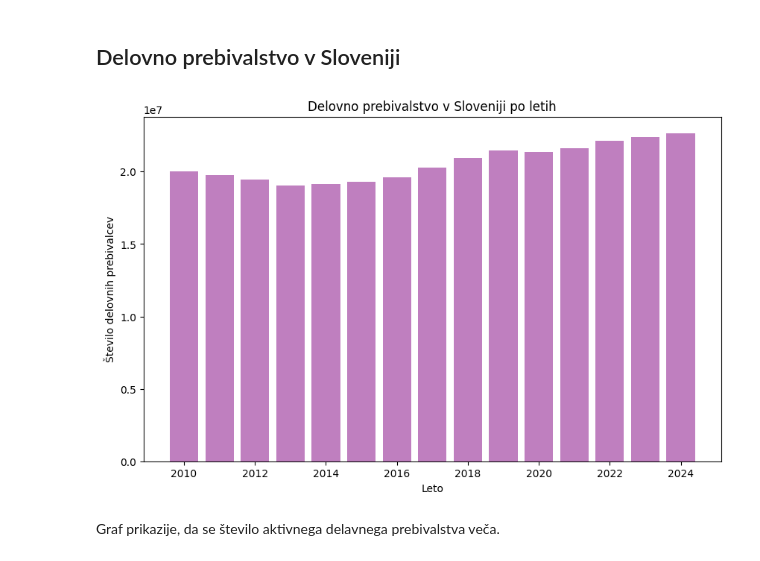
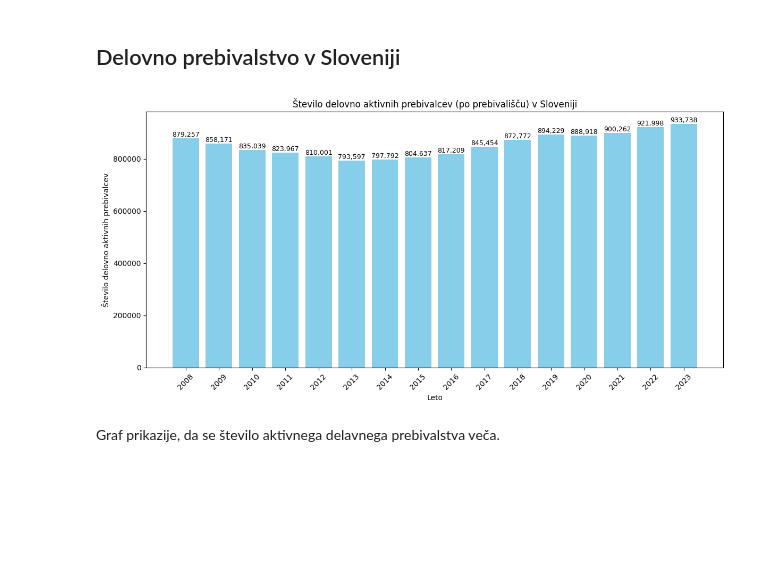
Before and after one commit to nirinja/PR259, a Jupyter notebook: koda/koda.ipynb, the cells around one changed output. Cells and saved outputs as stored; diff of their text form; code cells hidden in the pictures; blank space fills up the shorter version.

Commit message:
popravek na podatkih - to be continued...

```diff
--- a/koda/koda.ipynb
+++ b/koda/koda.ipynb
@@ -34,0 +16,9 @@ Multilingual PX file
+# %%
+# Branje CSV datotek
+data_delo = pd.read_csv('../podatki/delo.csv', sep=';', encoding='utf-8')
+data_bdp = pd.read_csv('../podatki/bdp.csv', sep=';', encoding='utf-8')
+data_preb = pd.read_csv('../podatki/prebivalstvo.csv', sep=';', encoding='utf-8')
+
+print(data_delo.columns.tolist())
+print(data_bdp.columns.tolist())
+print(data_preb.columns.tolist())
@@ -37,17 +45,30 @@ Za lažjo primerjavo podatkov smo izbločili zadnje (trenutno) leto iz podatkov.
 # %% [markdown]
 ## Delovno prebivalstvo v Sloveniji
 # %%
-yearly_data = data_delo.groupby('YEAR')['DATA'].sum()
-yearly_data.index = pd.to_numeric(yearly_data.index)
+filtrirani = data_preb[
+    (data_preb['MERITVE'] == 'Število delovno aktivnih prebivalcev (po prebivališču)') &
+    (data_preb['STATISTIČNA REGIJA'] == 'SLOVENIJA')
+]
 
-plt.figure(figsize=(10, 6))
-plt.bar(yearly_data.index, yearly_data.values, color='purple', alpha=0.5)
+filtrirani = filtrirani.sort_values('LETO')
+
+plt.figure(figsize=(12,6))
+bars = plt.bar(filtrirani['LETO'], filtrirani['DATA'], color='skyblue')
+plt.title('Število delovno aktivnih prebivalcev (po prebivališču) v Sloveniji')
 plt.xlabel('Leto')
-plt.ylabel('Število delovnih prebivalcev')
-plt.title('Delovno prebivalstvo v Sloveniji po letih')
+plt.ylabel('Število delovno aktivnih prebivalcev')
+plt.xticks(filtrirani['LETO'], rotation=45)
+
+# Dodajanje oznak nad stolpci
+for bar in bars:
+    height = bar.get_height()
+    plt.text(bar.get_x() + bar.get_width()/2, height, f'{int(height):,}',
+             ha='center', va='bottom', fontsize=9)
+
+plt.tight_layout()
 plt.show()
 # %% [output]
-[figure, old version]
+[figure, new version]
 # %% [markdown]
 Graf prikazije, da se število aktivnega delavnega prebivalstva veča.
 # %% [markdown]
```
Also changed, not shown: parts of 12 cells of this notebook, 8 other files.
